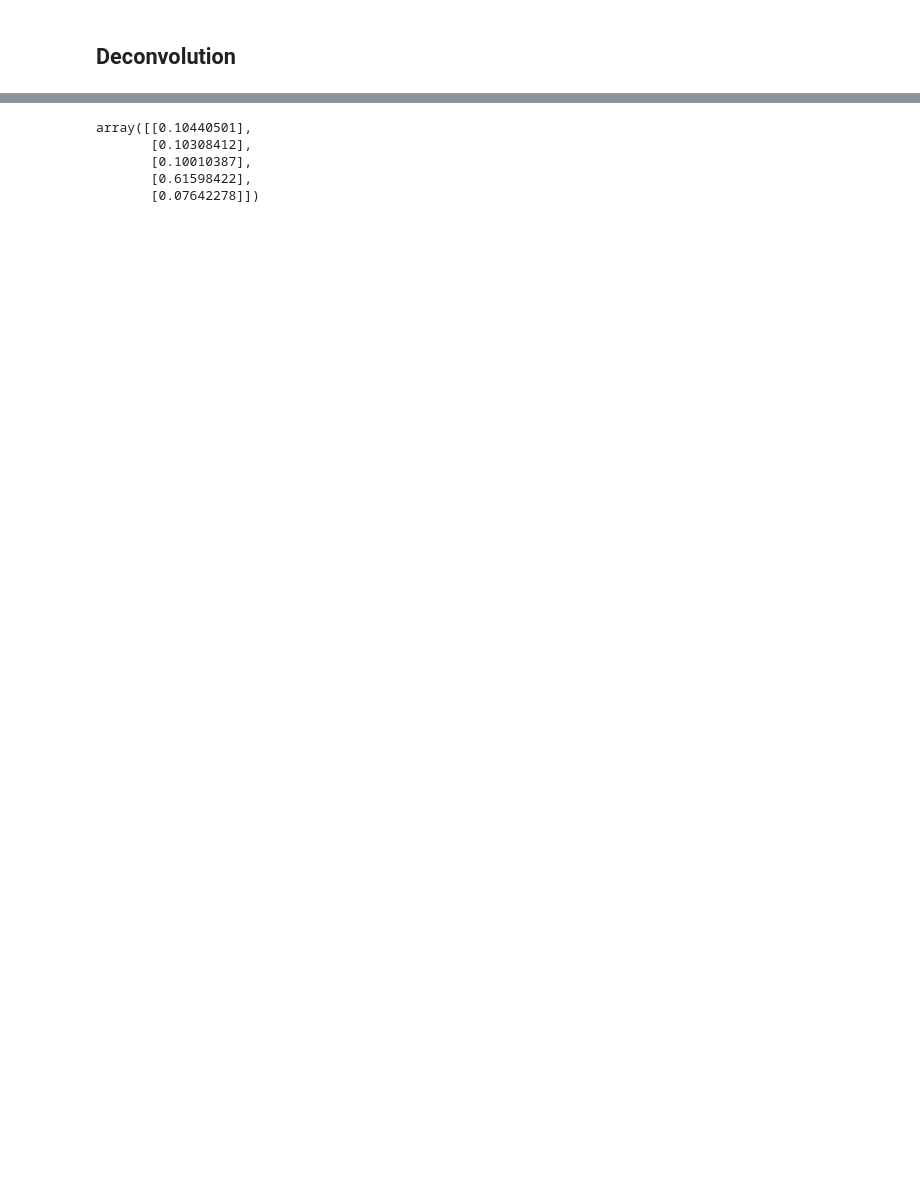
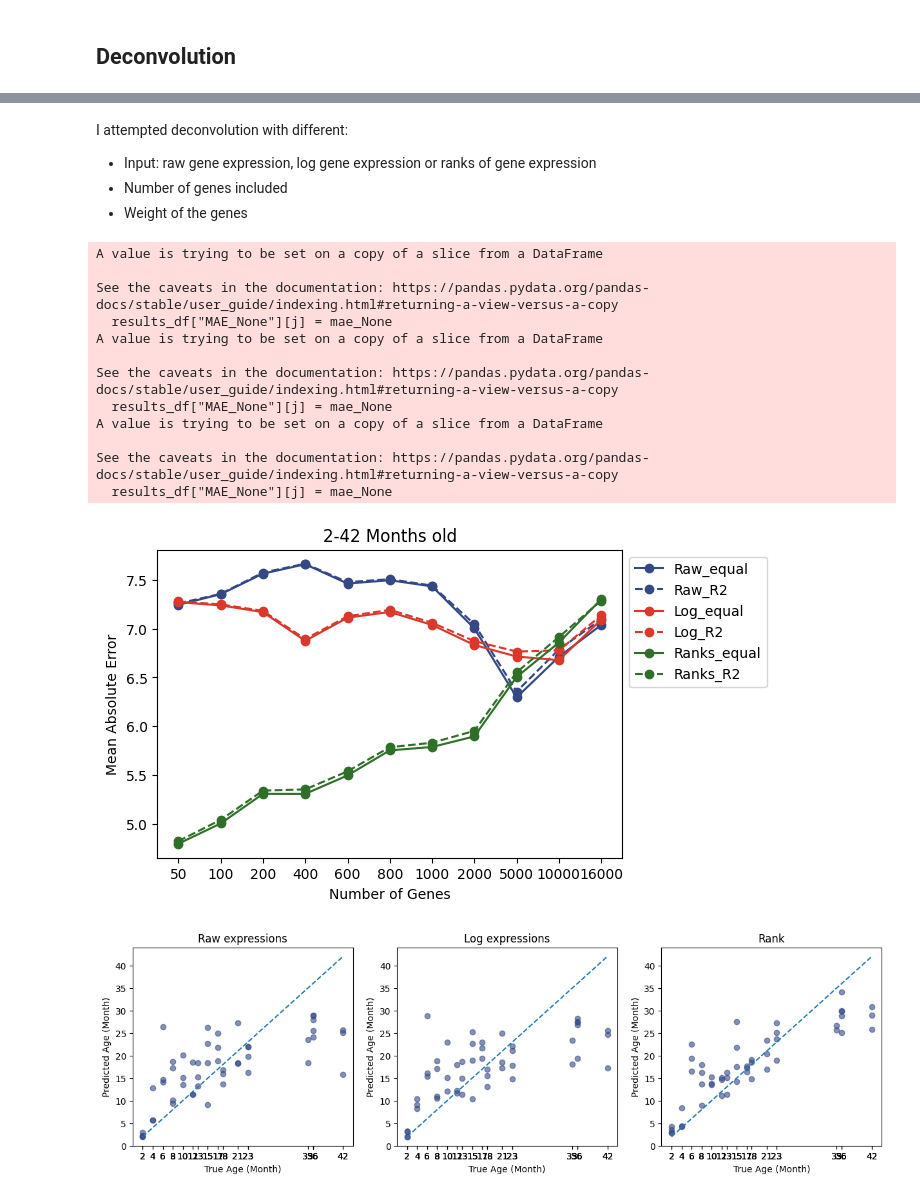
Before and after one commit to mkbwang/planarian-gene-expression, a Jupyter notebook: deconvolution.ipynb, the cells around one changed output, grey strips where cells are left out. Drawn from its saved outputs; the diff is of its cells as text; code cells hidden in the pictures; blank space fills up the shorter version.

Commit message:
Modularize deconvolution codes.

```diff
--- a/deconvolution.ipynb
+++ b/deconvolution.ipynb
@@ -160,3 +109,0 @@ Let me try if the performance can be better if I use a smaller set of genes.
-# %%
-selected_genes = pd.read_csv("../enet/topgenes.tsv", sep='\t', index_col=0)
-top_genes = selected_genes.index.tolist()
@@ -291,8 +110,5 @@ Optimal solution found.
-# %%
-np.array(example_solution['x'])
-# %% [output]
-array([[0.10440501],
-       [0.10308412],
-       [0.10010387],
-       [0.61598422],
-       [0.07642278]])
+# %% [markdown]
+I attempted deconvolution with different:
+* Input: raw gene expression, log gene expression or ranks of gene expression
+* Number of genes included
+* Weight of the genes
@@ -298,0 +169,56 @@ array([[0.10440501],
+# %%
+def aggregate_performance_report(expressions, ages, min_age=2, max_age=42):
+
+    result_raw, prediction_raw = mae_tune(input_expression=expressions, labels=ages, label_min=min_age, label_max=max_age,
+                           log=False, rank=False)
+
+    result_log, prediction_log = mae_tune(input_expression=expressions, labels=ages, label_min=min_age, label_max=max_age,
+                           log=True, rank=False)
+
+    result_rank, prediction_rank = mae_tune(input_expression=expressions, labels=ages, label_min=min_age, label_max=max_age,
+                           log=True, rank=True)
+
+    maes = np.stack((result_raw["MAE_None"].to_numpy(),
+                 result_raw["MAE_R2"].to_numpy(),
+                 result_log["MAE_None"].to_numpy(),
+                 result_log["MAE_R2"].to_numpy(),
+                 result_rank["MAE_None"].to_numpy(),
+                 result_rank["MAE_R2"].to_numpy()))
+    truth = prediction_raw["Truth"].to_numpy()
+    predictions = np.stack((prediction_raw["Predicted"].to_numpy(),
+                            prediction_log["Predicted"].to_numpy(),
+                            prediction_rank["Predicted"].to_numpy()))
+
+    performance_title = f"{min_age}-{max_age} Months old"
+
+    performance_plot = single_line_plot(ymat=maes, xticks=np.arange(len(result_raw)),
+                                 xticknames=result_raw["NumGene"].to_numpy().astype(str),
+                                 colors=np.repeat(["#344885", "#db382c", "#2f7028"], 2),
+                                 linetypes=np.tile(['-o', '--o'], 3),
+                                 xname="Number of Genes", yname="Mean Absolute Error",
+                                 legend_labels=["Raw_equal", "Raw_R2", "Log_equal", "Log_R2", "Ranks_equal", "Ranks_R2"],
+                                 title=performance_title)
+    performance_plot.savefig(f"deconvolution/plots/MAEs/MAE_{min_age}_{max_age}.png", bbox_inches="tight")
+
+    prediction_plot = multi_scatter_plot(ymat=predictions, xticks=truth, xticknames=truth.astype(str),
+                                         xname="True Age (Month)", yname="Predicted Age (Month)",
+                                         titles=["Raw expressions", "Log expressions", "Rank"],
+                                         size=(15, 4), diag_line=True)
+    prediction_plot.savefig(f"deconvolution/plots/scatterplots/prediction_{min_age}_{max_age}.png", bbox_inches="tight")
+# %%
+aggregate_performance_report(expressions=gene_expressions, ages=ages, min_age=2, max_age=42)
+# %% [output]
+A value is trying to be set on a copy of a slice from a DataFrame
+
+See the caveats in the documentation: https://pandas.pydata.org/pandas-docs/stable/user_guide/indexing.html#returning-a-view-versus-a-copy
+  results_df["MAE_None"][j] = mae_None
+A value is trying to be set on a copy of a slice from a DataFrame
+
+See the caveats in the documentation: https://pandas.pydata.org/pandas-docs/stable/user_guide/indexing.html#returning-a-view-versus-a-copy
+  results_df["MAE_None"][j] = mae_None
+A value is trying to be set on a copy of a slice from a DataFrame
+
+See the caveats in the documentation: https://pandas.pydata.org/pandas-docs/stable/user_guide/indexing.html#returning-a-view-versus-a-copy
+  results_df["MAE_None"][j] = mae_None
+[figure, added]
+[figure, added]
```
Also changed, not shown: parts of 49 cells of this notebook, 5 other files.
